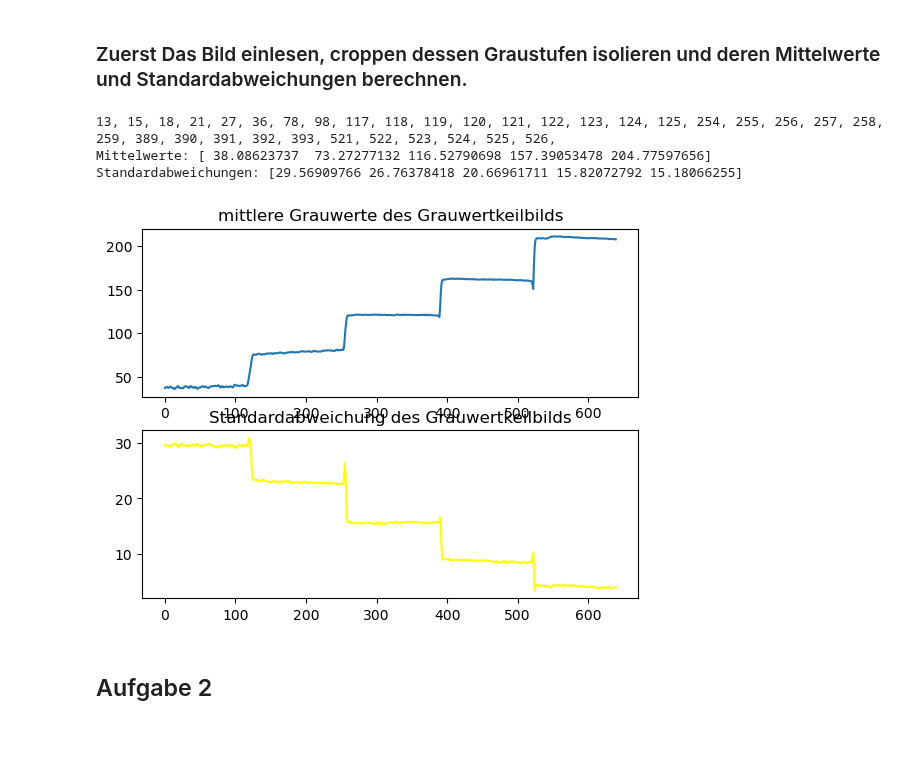
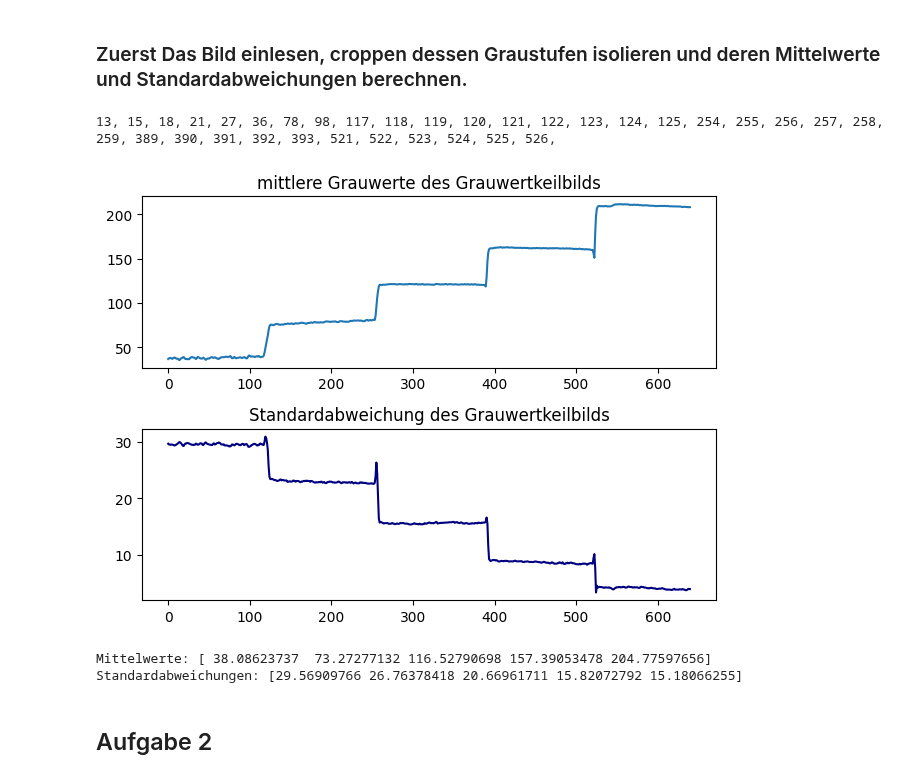
Before and after one commit to Guakocius/htwg, a Jupyter notebook: sem3/tgki/versuch2/main.ipynb, the cells around one changed output. Saved outputs shown, nothing was run; the diff lists cells and outputs as text; code cells hidden in the pictures; blank space fills up the shorter version.

```diff
--- a/sem3/tgki/versuch2/main.ipynb
+++ b/sem3/tgki/versuch2/main.ipynb
@@ -25,37 +25,39 @@ std_gray = np.zeros((gray.shape[1]), dtype=float)
 fig, splt = plt.subplots(2)
 gw = 0
 for i in range(0,gray.shape[1]):
     g[i] = np.mean(gray[:,i])
     std_gray[i] = np.std(gray[:,i])
     if i > 0 and abs(g[i-1] - g[i]) > 1:
         print(i, end=", ")
 
 splt[0].plot(range(0,g.size),g)
-splt[1].plot(range(0,std_gray.size),std_gray, color='yellow')
+splt[1].plot(range(0,std_gray.size),std_gray, color='navy')
 splt[0].set_title("mittlere Grauwerte des Grauwertkeilbilds")
 splt[1].set_title("Standardabweichung des Grauwertkeilbilds")
+plt.tight_layout()
+plt.show()
 cv2.waitKey(0)
 cv2.destroyAllWindows()
 
 g_mean[0] = np.mean(gray[:,0:99])
 g_mean[1] = np.mean(gray[:,106:235])
 g_mean[2] = np.mean(gray[:,242:371])
 g_mean[3] = np.mean(gray[:,378:505])
 g_mean[4] = np.mean(gray[:,512:gray.shape[1]])
 
 g_std[0] = np.std(gray[:,0:99])
 g_std[1] = np.std(gray[:,106:235])
 g_std[2] = np.std(gray[:,242:371])
 g_std[3] = np.std(gray[:,378:505])
 g_std[4] = np.std(gray[:,512:gray.shape[1]])
 
 print(f"\nMittelwerte: {g_mean}")
 print(f"Standardabweichungen: {g_std}")
 # %% [output]
 13, 15, 18, 21, 27, 36, 78, 98, 117, 118, 119, 120, 121, 122, 123, 124, 125, 254, 255, 256, 257, 258, 259, 389, 390, 391, 392, 393, 521, 522, 523, 524, 525, 526,
-Mittelwerte: [ 38.08623737  73.27277132 116.52790698 157.39053478 204.77597656]
-Standardabweichungen: [29.56909766 26.76378418 20.66961711 15.82072792 15.18066255]
-[figure, old version]
+[figure, new version]
+Mittelwerte: [ 38.08623737  73.27277132 116.52790698 157.39053478 204.77597656]
+Standardabweichungen: [29.56909766 26.76378418 20.66961711 15.82072792 15.18066255]
 # %% [markdown]
 ## Aufgabe 2
 # %% [markdown]
```
Also changed, not shown: parts of 3 cells of this notebook, 6 other files.
